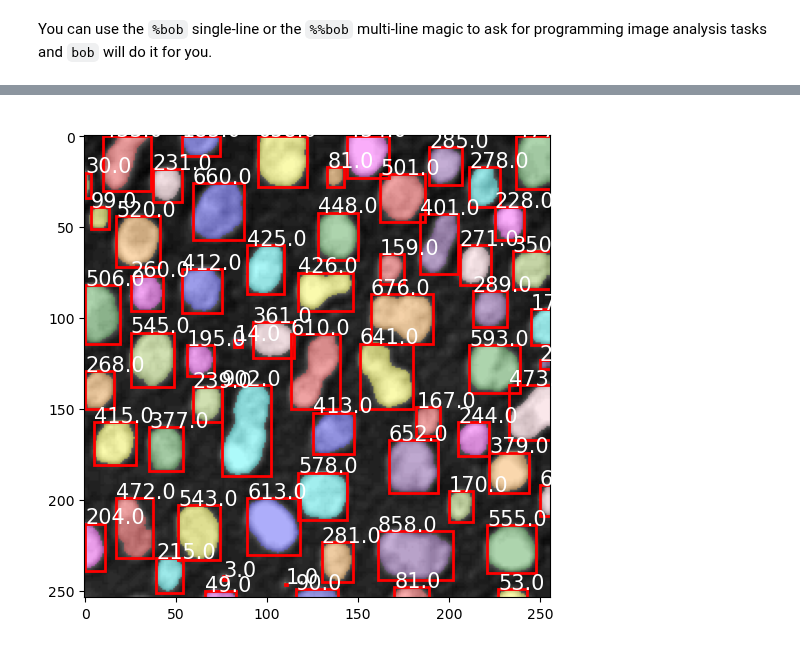
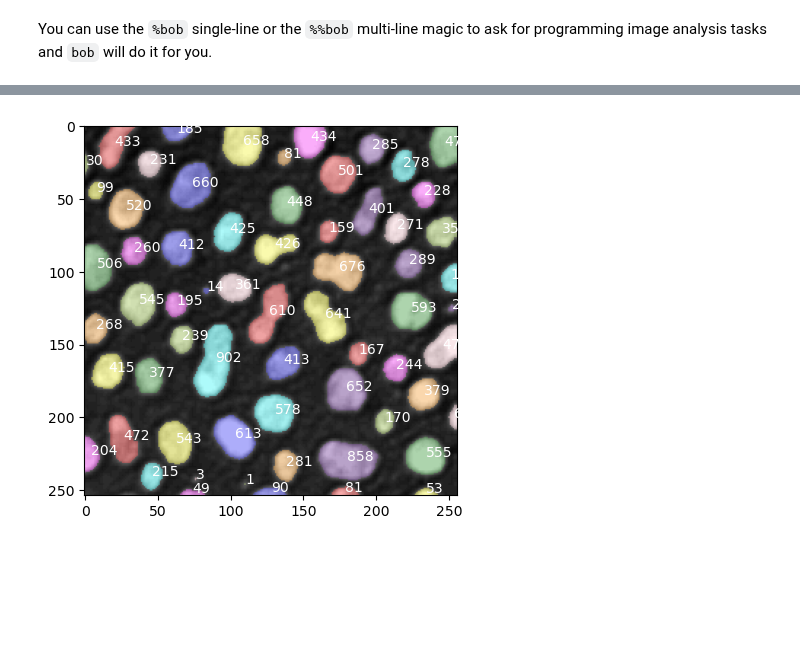
Before and after one commit to haesleinhuepf/bia-bob, a Jupyter notebook: demo/basic_demo.ipynb, the cells around one changed output, grey strips where cells are left out. Cells and saved outputs as stored; diff of their text form; code cells hidden in the pictures; blank space fills up the shorter version.

```diff
--- a/demo/basic_demo.ipynb
+++ b/demo/basic_demo.ipynb
@@ -44,44 +41,40 @@ Print the area on top of the labels.
-# %%
-# necessary imports
-from skimage.io import imread
-from skimage.filters import threshold_otsu
-from skimage.measure import label, regionprops
-from skimage.color import label2rgb
-import matplotlib.pyplot as plt
-import matplotlib.patches as mpatches
-
-# load the image
-image = imread('blobs.tif')
-
-# segment the image using Otsu's method
-thresh = threshold_otsu(image)
-binary = image > thresh
-
-# labeling connected components in the binary image
-labels = label(binary)
-
-# individual properties for each region (label)
-props = regionprops(labels)
-
-# create a RGB image to overlay labels on
-image_label_overlay = label2rgb(labels, image=image)
-
-fig, ax = plt.subplots(figsize=(10, 6))
-ax.imshow(image_label_overlay)
-
-for prop in props:
-    minr, minc, maxr, maxc = prop.bbox
-    area = prop.area
-    # create a rectangle patch
-    rect = mpatches.Rectangle((minc, minr), maxc - minc, maxr - minr,
-                              fill=False, edgecolor='red', linewidth=2)
-    ax.add_patch(rect)
-    # print area on the image
-    plt.text(minc, minr, str(area), color='white', size=15)
-
-plt.show()
-# %% [output]
-[figure, removed]
+# %%
+from skimage.io import imread
+import stackview
+from skimage import filters, measure, color
+from skimage.measure import regionprops
+from skimage.morphology import label
+import matplotlib.pyplot as plt
+import numpy as np
+
+# Load the image
+image = imread("blobs.tif")
+
+# Apply Otsu's thresholding
+threshold_value = filters.threshold_otsu(image)
+binary_image = image > threshold_value
+
+# Perform connected components labeling
+label_image = label(binary_image)
+
+# Measure the area for each region
+properties = regionprops(label_image)
+
+# Create an output image to overlay areas
+overlay_image = color.label2rgb(label_image, image, bg_label=0, kind='overlay')
+
+# Annotate areas on the overlay image
+fig, ax = plt.subplots()
+ax.imshow(overlay_image)
+for region in properties:
+    # Get the coordinates of the region's centroid
+    y0, x0 = region.centroid
+    ax.text(x0, y0, str(region.area), color='white')
+
+# Display the annotated image
+plt.show()
+# %% [output]
+[figure, added]
 # %%
 %%bob
 Take the segmented label image and expand the labels by 4 pixels. Show the resulting label image alone.
```
Also changed, not shown: parts of 8 cells of this notebook, 1 other file.
